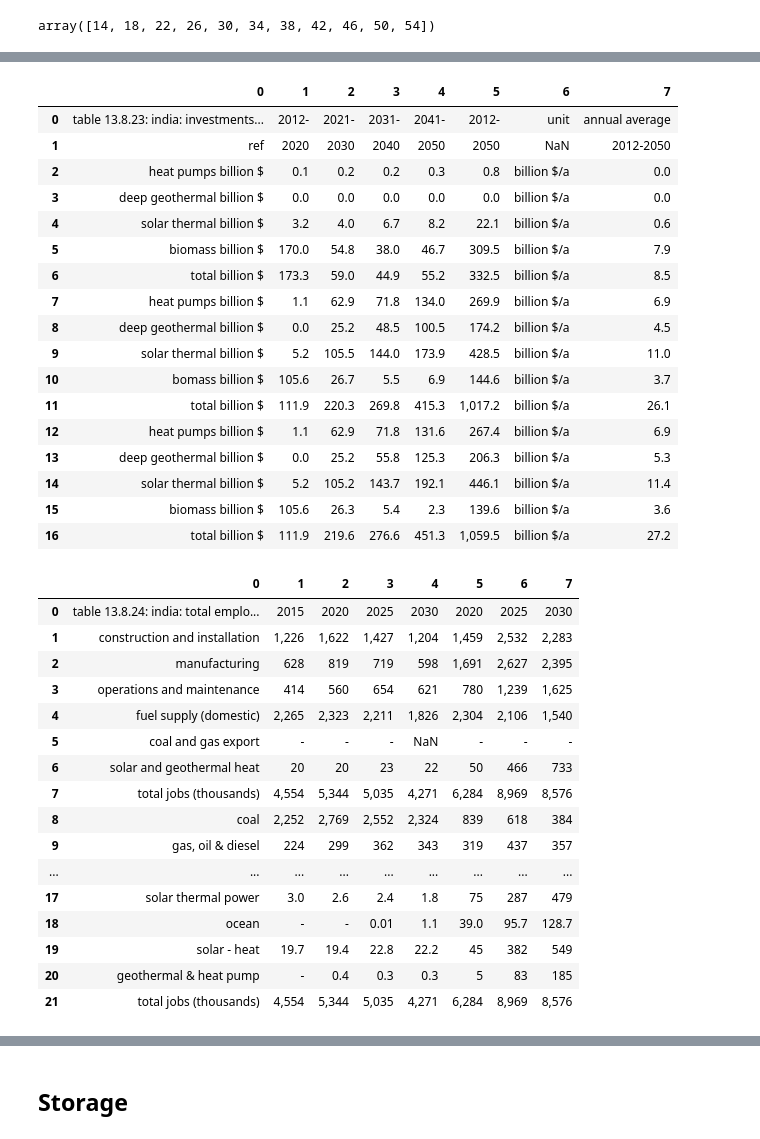
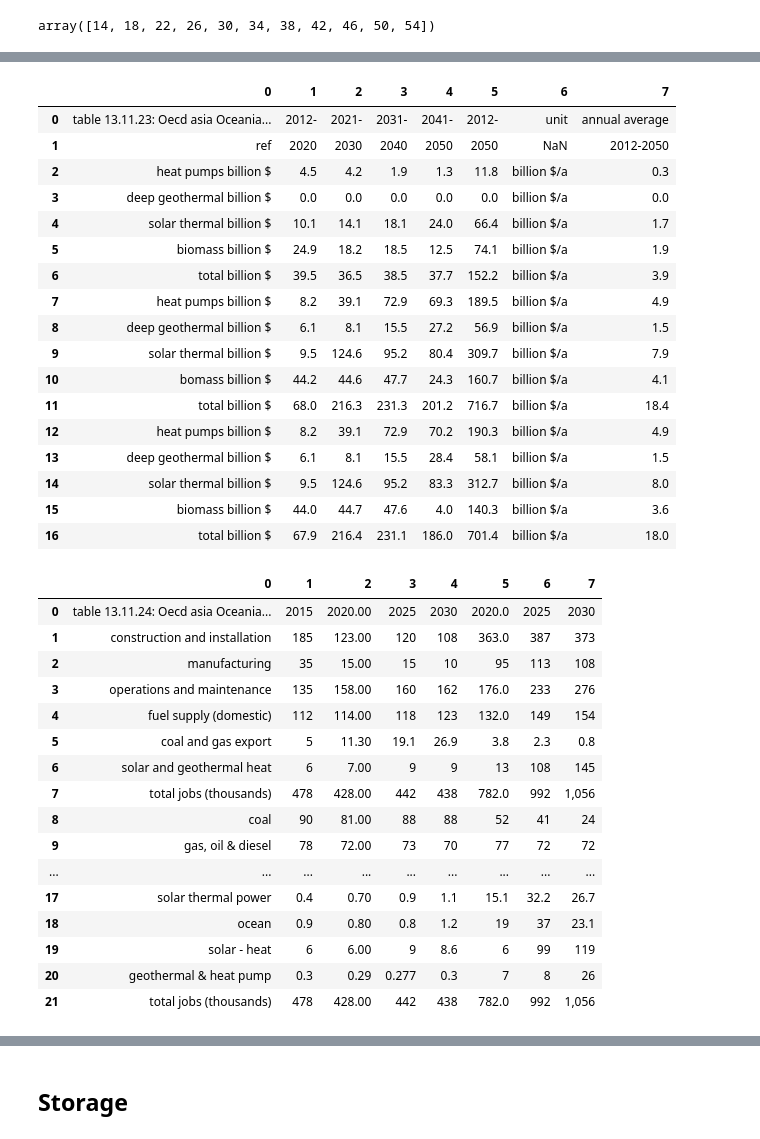
Before and after one commit to RealDataLLC/Crane, a Jupyter notebook: tableScrape.ipynb, the cells around one changed output, grey strips where cells are left out. Cells and saved outputs as stored; diff of their text form; code cells hidden in the pictures.

```diff
--- a/tableScrape.ipynb
+++ b/tableScrape.ipynb
@@ -82,7 +82,7 @@ def fillBlanks(table, year_row = 0, columns = 0):
     for i in range(year_row, len(table)):
         # get errors in column names up to 999,999,999
         try:
-            numbers = re.findall("-?\d*[,.]?\d*[,.]?\d+%?-?",table.iloc[i,columns])
+            numbers = re.findall("-?\d*[,.]?\d*[,.]?\d+%?-?", str(table.iloc[i,columns]))
 
             if numbers:
                 try:
@@ -592,8 +592,8 @@ np.arange(14, 55, 4)
 # %% [output]
 array([14, 18, 22, 26, 30, 34, 38, 42, 46, 50, 54])
 # %%
-fin_page = 42
-config = 3
+fin_page = 54
+config = 4
 table22 = tabula.read_pdf('Energy-Revolution-2015-Full.pdf', pages = fin_page, area = (62, 21.97, 62 + 286, 21+ 274.96), columns = [21+274.96])
 table22_title = table22.columns
 
@@ -669,25 +669,26 @@ if config ==4:
 table23
 # %% [output]
 |  | 0 | 1 | 2 | 3 | 4 | 5 | 6 | 7 |
-| 0 | table 13.8.23: india: investments... | 2012- | 2021- | 2031- | 2041- | 2012- | unit | annual average |
+| 0 | table 13.11.23: Oecd asia Oceania... | 2012- | 2021- | 2031- | 2041- | 2012- | unit | annual average |
 | 1 | ref | 2020 | 2030 | 2040 | 2050 | 2050 | NaN | 2012-2050 |
-| 2 | heat pumps billion $ | 0.1 | 0.2 | 0.2 | 0.3 | 0.8 | billion $/a | 0.0 |
+| 2 | heat pumps billion $ | 4.5 | 4.2 | 1.9 | 1.3 | 11.8 | billion $/a | 0.3 |
 | 3 | deep geothermal billion $ | 0.0 | 0.0 | 0.0 | 0.0 | 0.0 | billion $/a | 0.0 |
-| 4 | solar thermal billion $ | 3.2 | 4.0 | 6.7 | 8.2 | 22.1 | billion $/a | 0.6 |
-| 5 | biomass billion $ | 170.0 | 54.8 | 38.0 | 46.7 | 309.5 | billion $/a | 7.9 |
-| 6 | total billion $ | 173.3 | 59.0 | 44.9 | 55.2 | 332.5 | billion $/a | 8.5 |
-| 7 | heat pumps billion $ | 1.1 | 62.9 | 71.8 | 134.0 | 269.9 | billion $/a | 6.9 |
-| 8 | deep geothermal billion $ | 0.0 | 25.2 | 48.5 | 100.5 | 174.2 | billion $/a | 4.5 |
-| 9 | solar thermal billion $ | 5.2 | 105.5 | 144.0 | 173.9 | 428.5 | billion $/a | 11.0 |
-| 10 | bomass billion $ | 105.6 | 26.7 | 5.5 | 6.9 | 144.6 | billion $/a | 3.7 |
-| 11 | total billion $ | 111.9 | 220.3 | 269.8 | 415.3 | 1,017.2 | billion $/a | 26.1 |
-| 12 | heat pumps billion $ | 1.1 | 62.9 | 71.8 | 131.6 | 267.4 | billion $/a | 6.9 |
-| 13 | deep geothermal billion $ | 0.0 | 25.2 | 55.8 | 125.3 | 206.3 | billion $/a | 5.3 |
-| 14 | solar thermal billion $ | 5.2 | 105.2 | 143.7 | 192.1 | 446.1 | billion $/a | 11.4 |
-| 15 | biomass billion $ | 105.6 | 26.3 | 5.4 | 2.3 | 139.6 | billion $/a | 3.6 |
-| 16 | total billion $ | 111.9 | 219.6 | 276.6 | 451.3 | 1,059.5 | billion $/a | 27.2 |
+| 4 | solar thermal billion $ | 10.1 | 14.1 | 18.1 | 24.0 | 66.4 | billion $/a | 1.7 |
+| 5 | biomass billion $ | 24.9 | 18.2 | 18.5 | 12.5 | 74.1 | billion $/a | 1.9 |
+| 6 | total billion $ | 39.5 | 36.5 | 38.5 | 37.7 | 152.2 | billion $/a | 3.9 |
+| 7 | heat pumps billion $ | 8.2 | 39.1 | 72.9 | 69.3 | 189.5 | billion $/a | 4.9 |
+| 8 | deep geothermal billion $ | 6.1 | 8.1 | 15.5 | 27.2 | 56.9 | billion $/a | 1.5 |
+| 9 | solar thermal billion $ | 9.5 | 124.6 | 95.2 | 80.4 | 309.7 | billion $/a | 7.9 |
+| 10 | bomass billion $ | 44.2 | 44.6 | 47.7 | 24.3 | 160.7 | billion $/a | 4.1 |
+| 11 | total billion $ | 68.0 | 216.3 | 231.3 | 201.2 | 716.7 | billion $/a | 18.4 |
+| 12 | heat pumps billion $ | 8.2 | 39.1 | 72.9 | 70.2 | 190.3 | billion $/a | 4.9 |
+| 13 | deep geothermal billion $ | 6.1 | 8.1 | 15.5 | 28.4 | 58.1 | billion $/a | 1.5 |
+| 14 | solar thermal billion $ | 9.5 | 124.6 | 95.2 | 83.3 | 312.7 | billion $/a | 8.0 |
+| 15 | biomass billion $ | 44.0 | 44.7 | 47.6 | 4.0 | 140.3 | billion $/a | 3.6 |
+| 16 | total billion $ | 67.9 | 216.4 | 231.1 | 186.0 | 701.4 | billion $/a | 18.0 |
 # %%
 table24 = tabula.read_pdf('Energy-Revolution-2015-Full.pdf', pages = fin_page, area = (190, middle, 190 + 164, right), columns = [380, 406, 435, 465, 490, 520, 545])
+config = 5
 if config ==0:
     t24header = table24.iloc[8, -9:]
     table24 = table24.iloc[8:,-9:].dropna(axis =1, thresh = 7).dropna(axis = 0, thresh = 3).reset_index(drop = True)
@@ -705,49 +706,58 @@ if config ==1:
     table24 = replaceHeader(t24header, table24)
     table24 = topCombine(table24)
 if config ==2:
     t24header = table24.iloc[8, -9:]
     table24 = table24.iloc[8:,-9:].dropna(axis = 0, thresh = 3).reset_index(drop = True)#.dropna(axis =1, thresh = 7)
     #table24 = cleanOverlap(table24, tex)
     #table24 = fillBlanks(table24, year_row = 2, columns = 1)
     table24 = fillBlanks(table24, year_row = 1, columns = 0).dropna(axis =1, thresh = 7)
     table24 = replaceHeader(t24header, table24)
     table24 = topCombine(table24)
 if config ==3:
     t24header = table24.iloc[8, -9:]
     table24 = table24.iloc[8:,-9:].dropna(axis = 0, thresh = 3).reset_index(drop = True)#.dropna(axis =1, thresh = 7)
     #table24 = cleanOverlap(table24, tex)
     #table24 = fillBlanks(table24, year_row = 2, columns = 1)
     table24 = fillBlanks(table24, year_row = 1, columns = 0).dropna(axis =1, thresh = 7)
     table24 = replaceHeader(t24header, table24)
     table24 = topCombine(table24)
 if config ==4:
     t24header = table24.iloc[8, -9:]
     table24 = table24.iloc[8:,-9:].dropna(axis = 0, thresh = 3).reset_index(drop = True)#.dropna(axis =1, thresh = 7)
     #table24 = cleanOverlap(table24, tex)
     table24 = fillBlanks(table24, year_row = 1, columns = 5)
     table24 = fillBlanks(table24, year_row = 1, columns = 0).drop(columns = "1,792.7")
     table24 = replaceHeader(t24header, table24)
     table24 = topCombine(table24)
+if config ==5:
+    t24header = table24.iloc[8, -9:]
+    table24 = table24.iloc[8:,-9:].dropna(axis = 0, thresh = 3).reset_index(drop = True)#.dropna(axis =1, thresh = 7)
+    #table24 = cleanOverlap(table24, tex)
+    table24.iloc[:,5] = table24.iloc[:,5].astype("str")
+    table24 = fillBlanks(table24, year_row = 1, columns = 5)
+    table24 = fillBlanks(table24, year_row = 1, columns = 0).drop(columns = "716.7")
+    table24 = replaceHeader(t24header, table24)
+    table24 = topCombine(table24)
 
 table24
 # %% [output]
 |  | 0 | 1 | 2 | 3 | 4 | 5 | 6 | 7 |
-| 0 | table 13.8.24: india: total emplo... | 2015 | 2020 | 2025 | 2030 | 2020 | 2025 | 2030 |
-| 1 | construction and installation | 1,226 | 1,622 | 1,427 | 1,204 | 1,459 | 2,532 | 2,283 |
-| 2 | manufacturing | 628 | 819 | 719 | 598 | 1,691 | 2,627 | 2,395 |
-| 3 | operations and maintenance | 414 | 560 | 654 | 621 | 780 | 1,239 | 1,625 |
-| 4 | fuel supply (domestic) | 2,265 | 2,323 | 2,211 | 1,826 | 2,304 | 2,106 | 1,540 |
-| 5 | coal and gas export | - | - | - | NaN | - | - | - |
-| 6 | solar and geothermal heat | 20 | 20 | 23 | 22 | 50 | 466 | 733 |
-| 7 | total jobs (thousands) | 4,554 | 5,344 | 5,035 | 4,271 | 6,284 | 8,969 | 8,576 |
-| 8 | coal | 2,252 | 2,769 | 2,552 | 2,324 | 839 | 618 | 384 |
-| 9 | gas, oil & diesel | 224 | 299 | 362 | 343 | 319 | 437 | 357 |
+| 0 | table 13.11.24: Oecd asia Oceania... | 2015 | 2020.00 | 2025 | 2030 | 2020.0 | 2025 | 2030 |
+| 1 | construction and installation | 185 | 123.00 | 120 | 108 | 363.0 | 387 | 373 |
+| 2 | manufacturing | 35 | 15.00 | 15 | 10 | 95 | 113 | 108 |
+| 3 | operations and maintenance | 135 | 158.00 | 160 | 162 | 176.0 | 233 | 276 |
+| 4 | fuel supply (domestic) | 112 | 114.00 | 118 | 123 | 132.0 | 149 | 154 |
+| 5 | coal and gas export | 5 | 11.30 | 19.1 | 26.9 | 3.8 | 2.3 | 0.8 |
+| 6 | solar and geothermal heat | 6 | 7.00 | 9 | 9 | 13 | 108 | 145 |
+| 7 | total jobs (thousands) | 478 | 428.00 | 442 | 438 | 782.0 | 992 | 1,056 |
+| 8 | coal | 90 | 81.00 | 88 | 88 | 52 | 41 | 24 |
+| 9 | gas, oil & diesel | 78 | 72.00 | 73 | 70 | 77 | 72 | 72 |
 | ... | ... | ... | ... | ... | ... | ... | ... | ... |
-| 17 | solar thermal power | 3.0 | 2.6 | 2.4 | 1.8 | 75 | 287 | 479 |
-| 18 | ocean | - | - | 0.01 | 1.1 | 39.0 | 95.7 | 128.7 |
-| 19 | solar - heat | 19.7 | 19.4 | 22.8 | 22.2 | 45 | 382 | 549 |
-| 20 | geothermal & heat pump | - | 0.4 | 0.3 | 0.3 | 5 | 83 | 185 |
-| 21 | total jobs (thousands) | 4,554 | 5,344 | 5,035 | 4,271 | 6,284 | 8,969 | 8,576 |
+| 17 | solar thermal power | 0.4 | 0.70 | 0.9 | 1.1 | 15.1 | 32.2 | 26.7 |
+| 18 | ocean | 0.9 | 0.80 | 0.8 | 1.2 | 19 | 37 | 23.1 |
+| 19 | solar - heat | 6 | 6.00 | 9 | 8.6 | 6 | 99 | 119 |
+| 20 | geothermal & heat pump | 0.3 | 0.29 | 0.277 | 0.3 | 7 | 8 | 26 |
+| 21 | total jobs (thousands) | 478 | 428.00 | 442 | 438 | 782.0 | 992 | 1,056 |
 # %%
 financial_page = pd.concat([table22, table23, table24], axis=0)
 # %%
```
Also changed, not shown: parts of 3 cells of this notebook, 1 other file.
